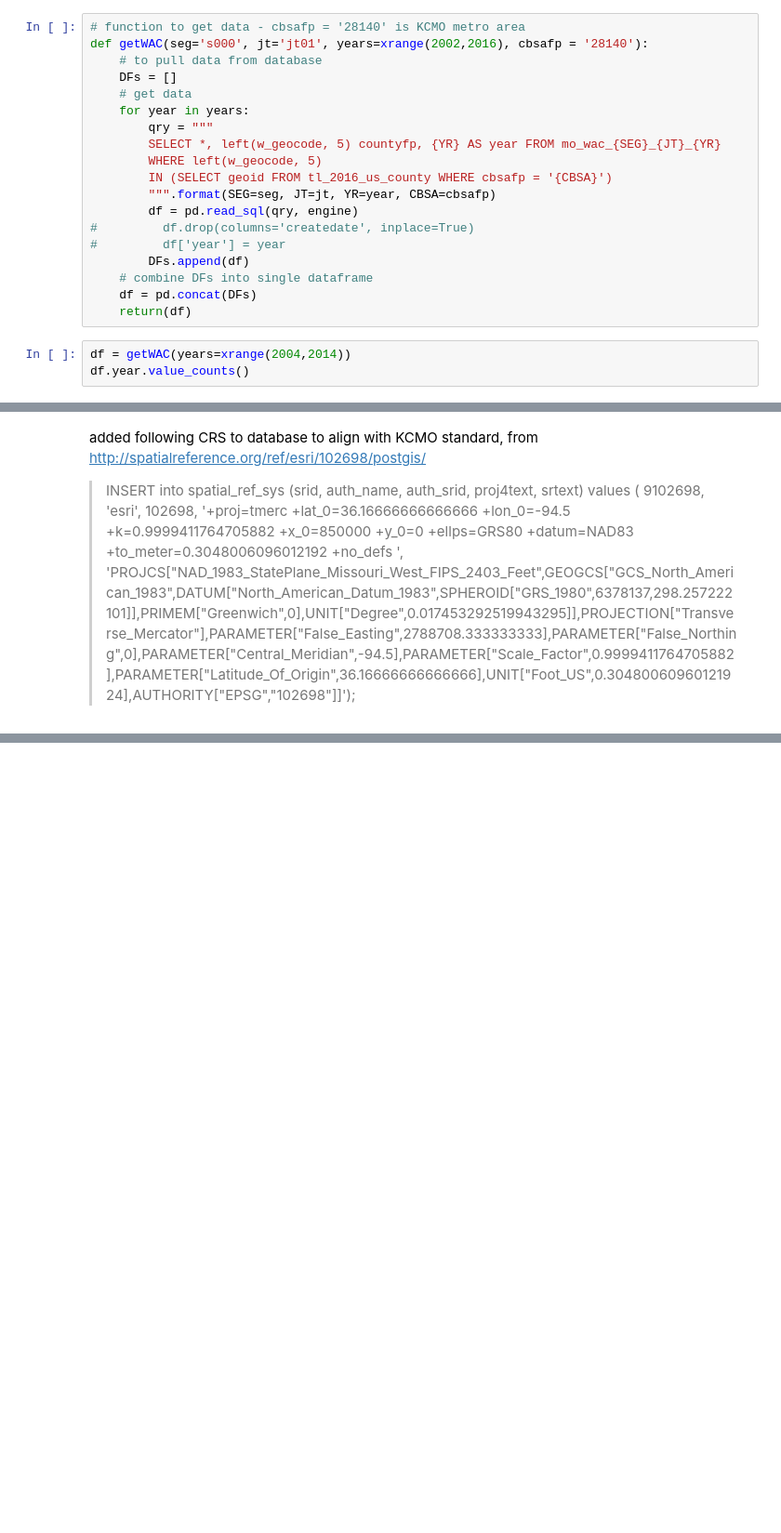
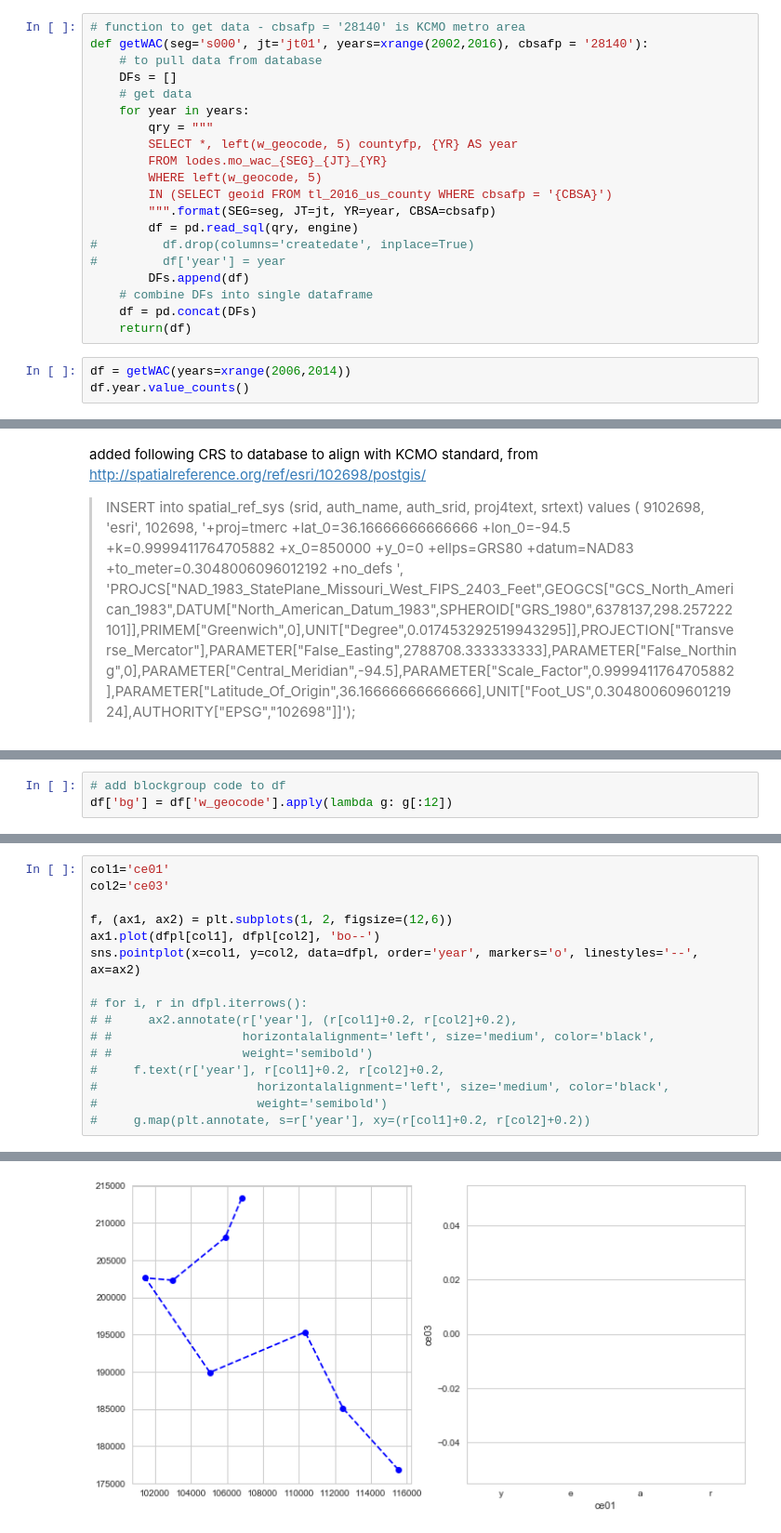
Before and after one commit to Coleridge-Initiative/ada-2018-kcmo, a Jupyter notebook: dashboard_dev/example_dashboard_1.ipynb, the cells around one changed output, grey strips where cells are left out. Shown: that part at 93% size. Cells and saved outputs as stored; diff of their text form; blank space fills up the shorter version.

```diff
--- a/dashboard_dev/example_dashboard_1.ipynb
+++ b/dashboard_dev/example_dashboard_1.ipynb
@@ -38,7 +38,8 @@ def getWAC(seg='s000', jt='jt01', years=xrange(2002,2016), cbsafp = '28140'):
     # get data
     for year in years:
         qry = """
-        SELECT *, left(w_geocode, 5) countyfp, {YR} AS year FROM mo_wac_{SEG}_{JT}_{YR}
+        SELECT *, left(w_geocode, 5) countyfp, {YR} AS year
+        FROM lodes.mo_wac_{SEG}_{JT}_{YR}
         WHERE left(w_geocode, 5)
         IN (SELECT geoid FROM tl_2016_us_county WHERE cbsafp = '{CBSA}')
         """.format(SEG=seg, JT=jt, YR=year, CBSA=cbsafp)
@@ -50,7 +51,7 @@ def getWAC(seg='s000', jt='jt01', years=xrange(2002,2016), cbsafp = '28140'):
     df = pd.concat(DFs)
     return(df)
 # %%
-df = getWAC(years=xrange(2004,2014))
+df = getWAC(years=xrange(2006,2014))
 df.year.value_counts()
 # %% [output]
 2006    10502
@@ -124,0 +151,3 @@ If you're reading this message in another frontend (for example, a static render
+# %%
+# add blockgroup code to df
+df['bg'] = df['w_geocode'].apply(lambda g: g[:12])
@@ -130,0 +197,17 @@ dfpl2 = pd.melt(dfpl, id_vars='year', value_vars=df.columns.tolist()[1:-3])
+# %%
+col1='ce01'
+col2='ce03'
+
+f, (ax1, ax2) = plt.subplots(1, 2, figsize=(12,6))
+ax1.plot(dfpl[col1], dfpl[col2], 'bo--')
+sns.pointplot(x=col1, y=col2, data=dfpl, order='year', markers='o', linestyles='--', ax=ax2)
+
+# for i, r in dfpl.iterrows():
+# #     ax2.annotate(r['year'], (r[col1]+0.2, r[col2]+0.2),
+# #                  horizontalalignment='left', size='medium', color='black',
+# #                  weight='semibold')
+#     f.text(r['year'], r[col1]+0.2, r[col2]+0.2,
+#                      horizontalalignment='left', size='medium', color='black',
+#                      weight='semibold')
+#     g.map(plt.annotate, s=r['year'], xy=(r[col1]+0.2, r[col2]+0.2))
+# %% [output]
@@ -130,0 +215 @@ dfpl2 = pd.melt(dfpl, id_vars='year', value_vars=df.columns.tolist()[1:-3])
+[figure, added]
```
Also changed, not shown: parts of 17 cells of this notebook, 2 other files.
